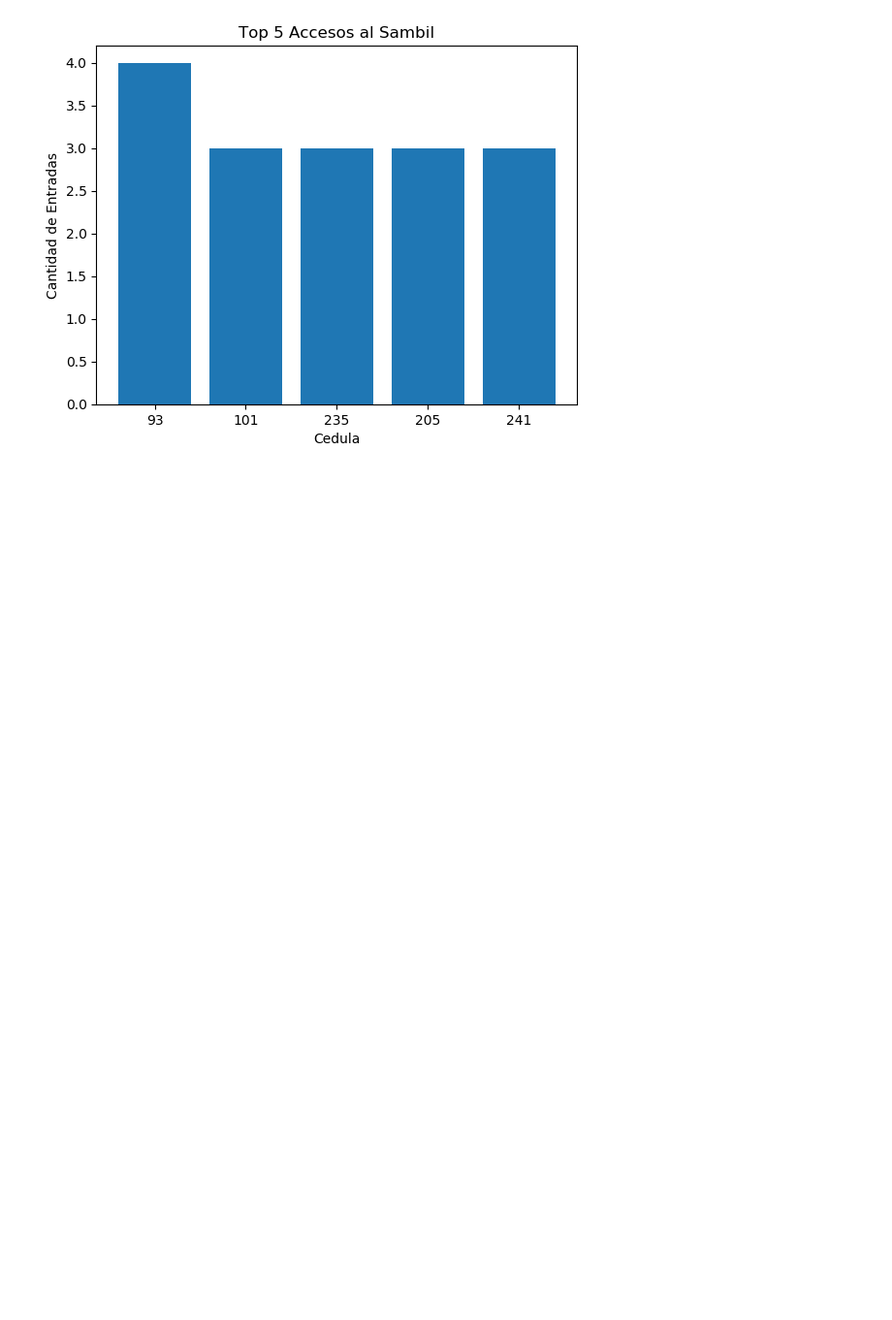
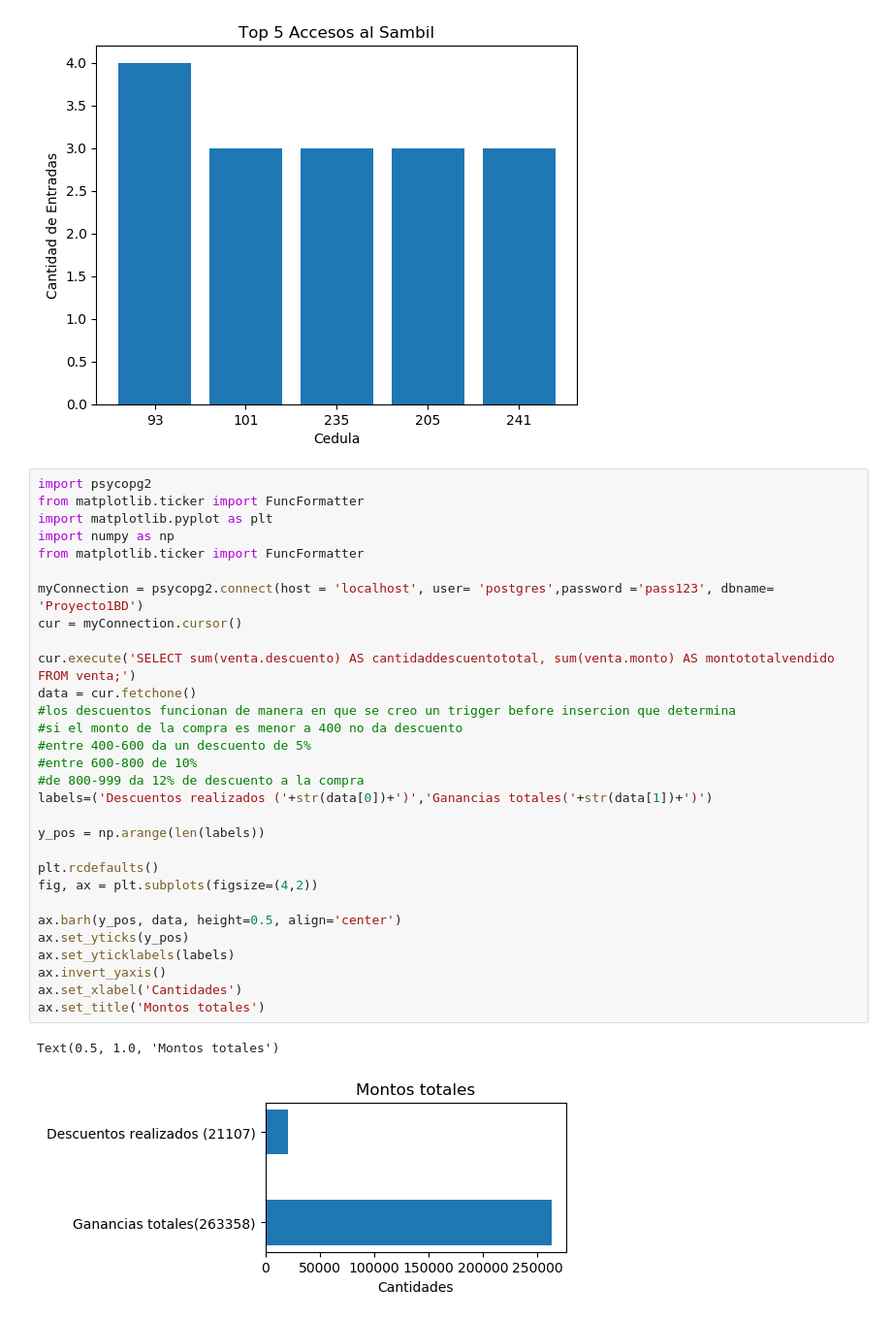
Before and after one commit to ivanpbf/AdminSambil, a Jupyter notebook: SambilNotebookLoscherMesaRodriguez.ipynb, the cells around one changed output. Shown at 97% size. Cells and saved outputs as stored; diff of their text form; blank space fills up the shorter version.

```diff
--- a/SambilNotebookLoscherMesaRodriguez.ipynb
+++ b/SambilNotebookLoscherMesaRodriguez.ipynb
@@ -128,3 +100,36 @@ ax.set_title('Top 5 Accesos al Sambil')
 plt.show()
 # %% [output]
 [figure]
+# %%
+import psycopg2
+from matplotlib.ticker import FuncFormatter
+import matplotlib.pyplot as plt
+import numpy as np
+from matplotlib.ticker import FuncFormatter
+
+myConnection = psycopg2.connect(host = 'localhost', user= 'postgres',password ='pass123', dbname= 'Proyecto1BD')
+cur = myConnection.cursor()
+
+cur.execute('SELECT sum(venta.descuento) AS cantidaddescuentototal, sum(venta.monto) AS montototalvendido FROM venta;')
+data = cur.fetchone()
+#los descuentos funcionan de manera en que se creo un trigger before insercion que determina
+#si el monto de la compra es menor a 400 no da descuento
+#entre 400-600 da un descuento de 5%
+#entre 600-800 de 10%
+#de 800-999 da 12% de descuento a la compra
+labels=('Descuentos realizados ('+str(data[0])+')','Ganancias totales('+str(data[1])+')')
+
+y_pos = np.arange(len(labels))
+
+plt.rcdefaults()
+fig, ax = plt.subplots(figsize=(4,2))
+
+ax.barh(y_pos, data, height=0.5, align='center')
+ax.set_yticks(y_pos)
+ax.set_yticklabels(labels)
+ax.invert_yaxis()
+ax.set_xlabel('Cantidades')
+ax.set_title('Montos totales')
+# %% [output]
+Text(0.5, 1.0, 'Montos totales')
+[figure, added]
```
Also changed, not shown: parts of 3 cells of this notebook, 3 other files.
